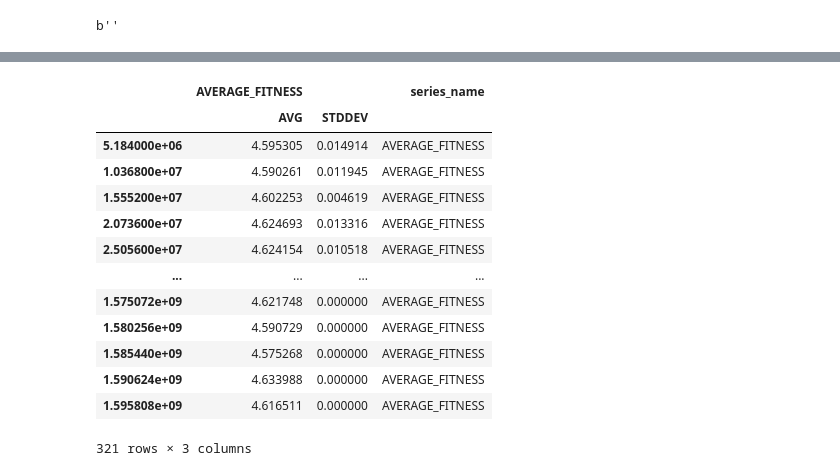
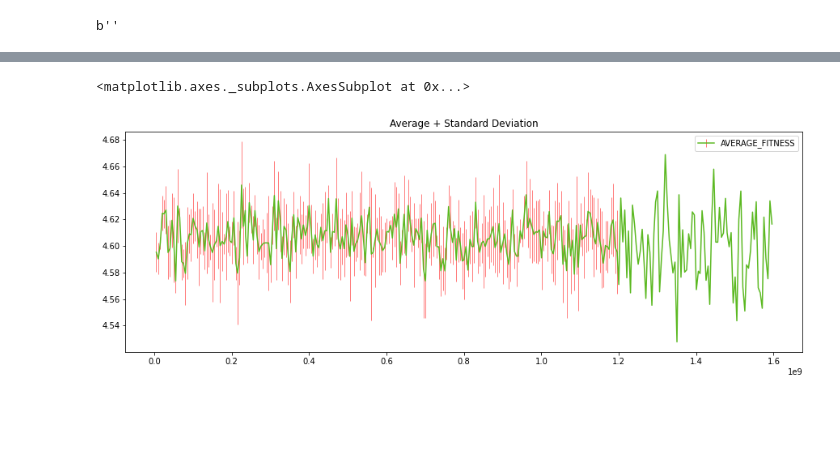
Before and after one commit to olliekrk/cloud-berry, a Jupyter notebook: cloudberry-py/example/cloudberry_demo.ipynb, the cells around one changed output, grey strips where cells are left out. Cells and saved outputs as stored; diff of their text form; code cells hidden in the pictures; blank space fills up the shorter version.

Commit message:
#38: old mean deleted

```diff
--- a/cloudberry-py/example/cloudberry_demo.ipynb
+++ b/cloudberry-py/example/cloudberry_demo.ipynb
@@ -269,34 +269,20 @@ cb.DataSeriesPlots.compare(series=series,
 # %%
 # Get mean and stddev for given computations
+field_name = 'AVERAGE_FITNESS'
+
 
 series = cb_analytics.avg_and_stddev_for_computations(
     computation_ids=computation_ids,
-    field_name='AVERAGE_FITNESS',
+    field_name=field_name,
     interval=10,
     time_unit=cb.TimeUnit.DAYS,
 )
-
-mean_stddev_series = series[0].merge_values_with(series[1], '_time', 'AVERAGE_FITNESS')
 # %%
-mean_stddev_series.as_data_frame
-
-# cb.DataSeriesPlots.compare(series=[mean_stddev_series],
-#                            x_field='_time',
-#                            y_field='AVG',
-#                            yerr_field='STDDEV',
-#                            title='Average + standard deviation')
+cb.DataSeriesPlots.compare(series=[series],
+                           x_field='_time',
+                           y_field='AVG',
+                           yerr_field='STDDEV',
+                           title='Average + Standard Deviation')
 # %% [output]
-|  | AVERAGE_FITNESS |  | series_name |
-|  | AVG | STDDEV |  |
-| 5.184000e+06 | 4.595305 | 0.014914 | AVERAGE_FITNESS |
-| 1.036800e+07 | 4.590261 | 0.011945 | AVERAGE_FITNESS |
-| 1.555200e+07 | 4.602253 | 0.004619 | AVERAGE_FITNESS |
-| 2.073600e+07 | 4.624693 | 0.013316 | AVERAGE_FITNESS |
-| 2.505600e+07 | 4.624154 | 0.010518 | AVERAGE_FITNESS |
-| ... | ... | ... | ... |
-| 1.575072e+09 | 4.621748 | 0.000000 | AVERAGE_FITNESS |
-| 1.580256e+09 | 4.590729 | 0.000000 | AVERAGE_FITNESS |
-| 1.585440e+09 | 4.575268 | 0.000000 | AVERAGE_FITNESS |
-| 1.590624e+09 | 4.633988 | 0.000000 | AVERAGE_FITNESS |
-| 1.595808e+09 | 4.616511 | 0.000000 | AVERAGE_FITNESS |
-321 rows × 3 columns
+<matplotlib.axes._subplots.AxesSubplot at 0x...>
+[figure, added]
```
Also changed, not shown: parts of 12 cells of this notebook, 7 other files.
